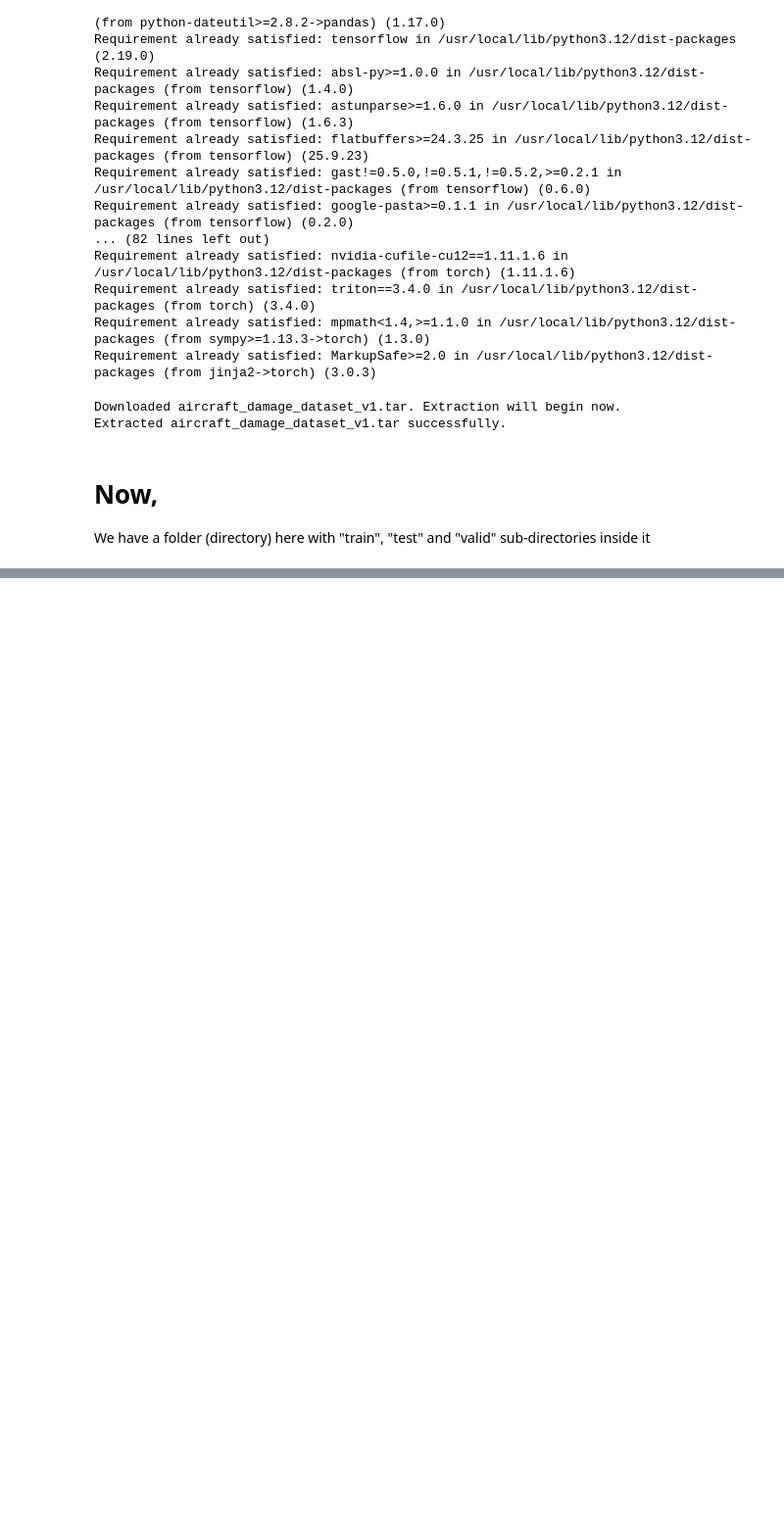
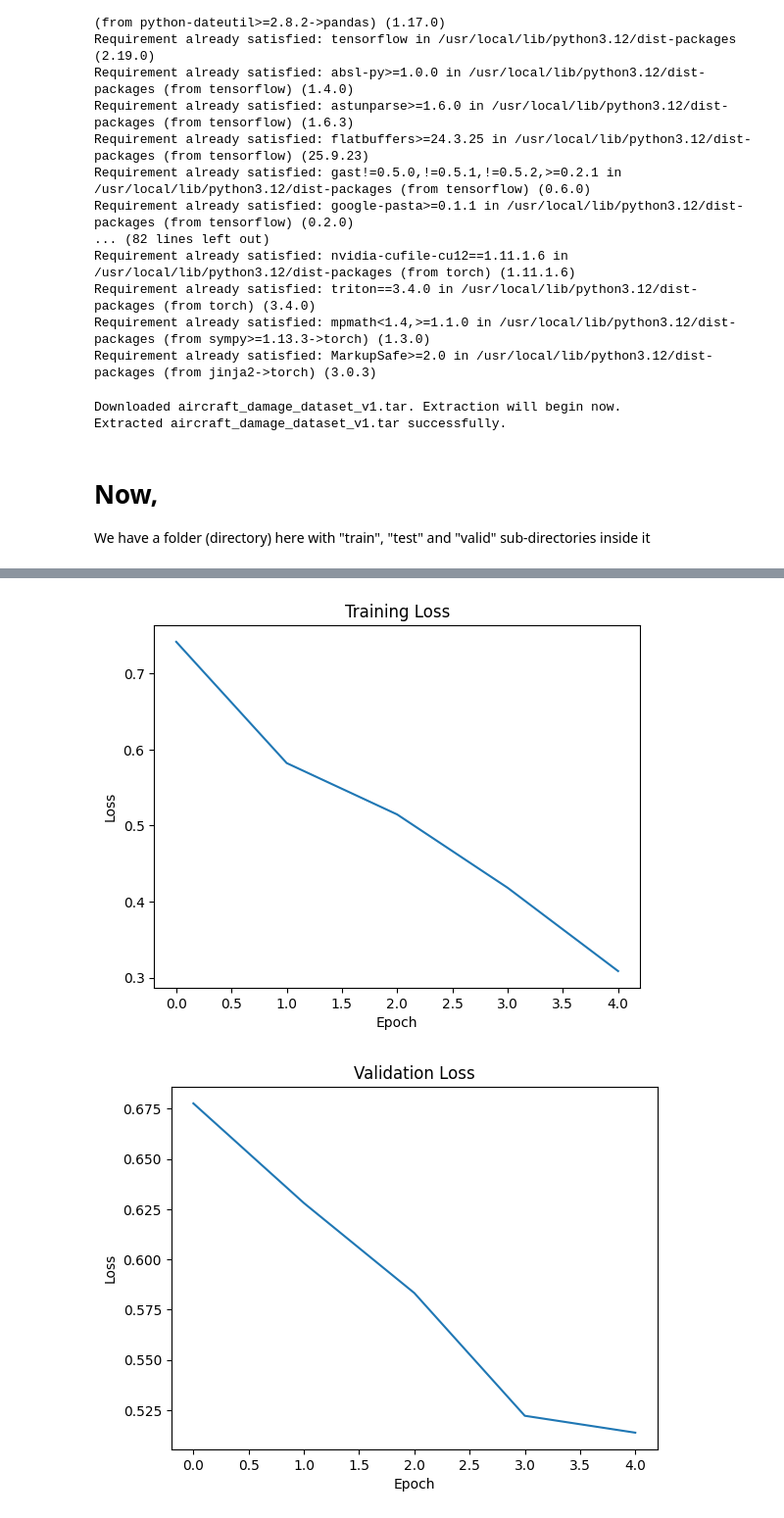
Before and after one commit to sarab421/keras, a Jupyter notebook: Aircraft_Damage.ipynb, the cells around one changed output, grey strips where cells are left out. Shown: that part at 98% size. Cells and saved outputs as stored; diff of their text form; code cells hidden in the pictures; blank space fills up the shorter version.

Commit message:
The Project uses Transfer learning by using the CONV and MAXPOOL layers of pretrained model

```diff
--- a/Aircraft_Damage.ipynb
+++ b/Aircraft_Damage.ipynb
@@ -142,0 +214,9 @@ valid_dir = os.path.join(extract_path, 'valid')
+# %%
+# Build the custom model
+model = Sequential()
+model.add(base_model)
+model.add(Dense(512, activation='relu'))
+model.add(Dropout(0.3))
+model.add(Dense(512, activation='relu'))
+model.add(Dropout(0.3))
+model.add(Dense(1, activation='sigmoid'))
@@ -142,0 +225,6 @@ valid_dir = os.path.join(extract_path, 'valid')
+# %%
+model.compile(
+    optimizer=Adam(learning_rate=0.0001),
+    loss='binary_crossentropy',
+    metrics=['accuracy']
+)
@@ -142,0 +233,2 @@ valid_dir = os.path.join(extract_path, 'valid')
+# %%
+history = model.fit(train_generator, epochs= n_epochs, validation_data= valid_generator)
@@ -142,0 +246,3 @@ valid_dir = os.path.join(extract_path, 'valid')
+# %%
+# Access the training history
+train_history = model.history.history
@@ -142,0 +253,16 @@ valid_dir = os.path.join(extract_path, 'valid')
+# %%
+# Plot the loss for both training and validation
+plt.title("Training Loss")
+plt.ylabel("Loss")
+plt.xlabel('Epoch')
+plt.plot(train_history['loss'])
+plt.show()
+
+plt.title("Validation Loss")
+plt.ylabel("Loss")
+plt.xlabel('Epoch')
+plt.plot(train_history['val_loss'])
+plt.show()
+# %% [output]
+[figure, added]
+[figure, added]
```
Also changed, not shown: parts of 36 cells of this notebook.
